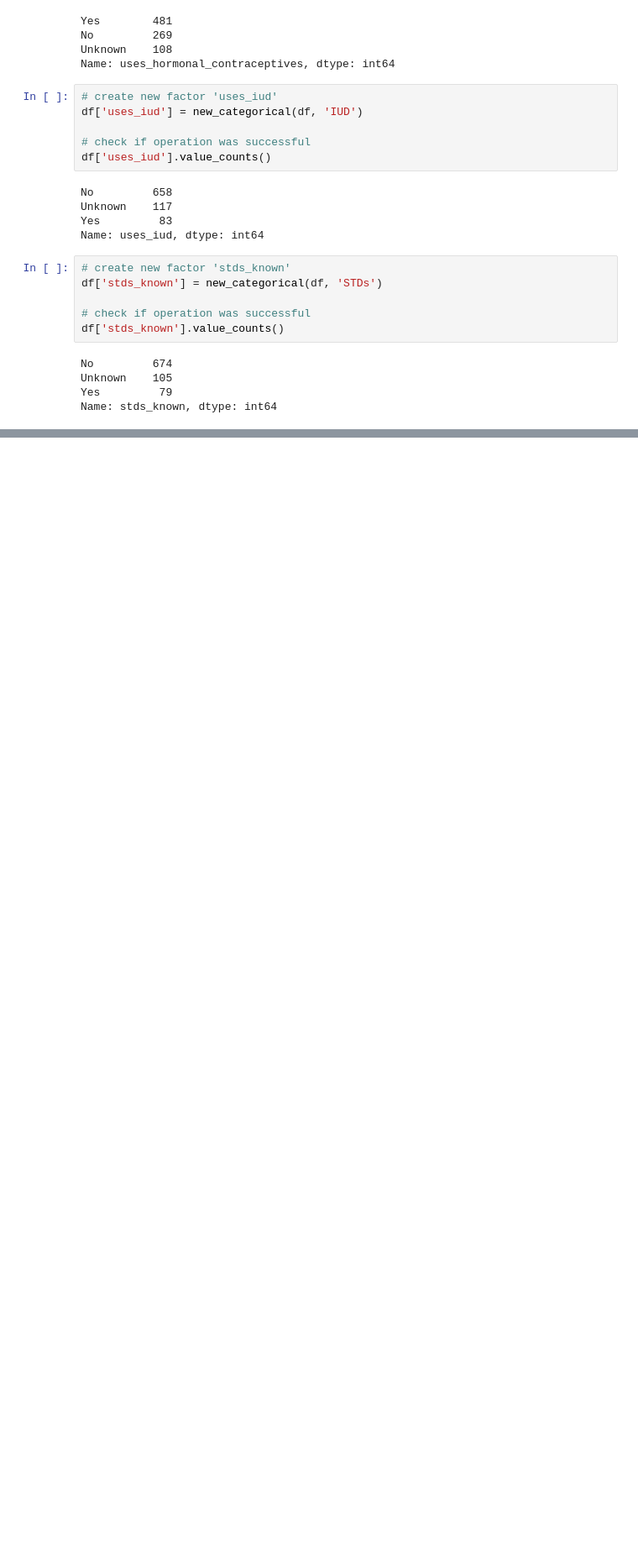
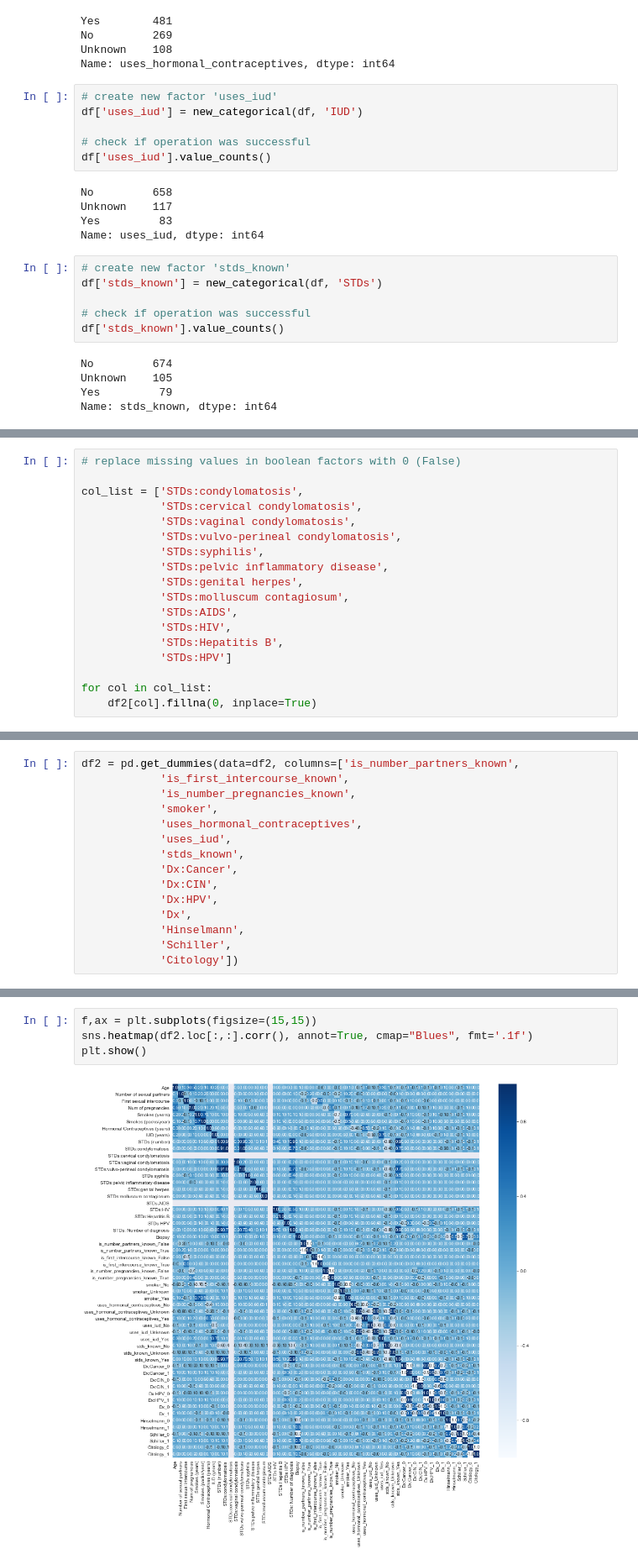
Before and after one commit to giorosati/dsc-3-final-project-online-ds-pt-100118, a Jupyter notebook: student.ipynb, the cells around one changed output, grey strips where cells are left out. Shown at 84% size. Cells and saved outputs as stored; diff of their text form; blank space fills up the shorter version.

```diff
--- a/student.ipynb
+++ b/student.ipynb
@@ -402,0 +447,18 @@ for column in df_raw.columns:
+# %%
+# replace missing values in boolean factors with 0 (False)
+
+col_list = ['STDs:condylomatosis',
+            'STDs:cervical condylomatosis',
+            'STDs:vaginal condylomatosis',
+            'STDs:vulvo-perineal condylomatosis',
+            'STDs:syphilis',
+            'STDs:pelvic inflammatory disease',
+            'STDs:genital herpes',
+            'STDs:molluscum contagiosum',
+            'STDs:AIDS',
+            'STDs:HIV',
+            'STDs:Hepatitis B',
+            'STDs:HPV']
+
+for col in col_list:
+    df2[col].fillna(0, inplace=True)
@@ -402,0 +505,15 @@ for column in df_raw.columns:
+# %%
+df2 = pd.get_dummies(data=df2, columns=['is_number_partners_known',
+            'is_first_intercourse_known',
+            'is_number_pregnancies_known',
+            'smoker',
+            'uses_hormonal_contraceptives',
+            'uses_iud',
+            'stds_known',
+            'Dx:Cancer',
+            'Dx:CIN',
+            'Dx:HPV',
+            'Dx',
+            'Hinselmann',
+            'Schiller',
+            'Citology'])
@@ -402,0 +543,6 @@ for column in df_raw.columns:
+# %%
+f,ax = plt.subplots(figsize=(15,15))
+sns.heatmap(df2.loc[:,:].corr(), annot=True, cmap="Blues", fmt='.1f')
+plt.show()
+# %% [output]
+[figure, added]
```
Also changed, not shown: parts of 23 cells of this notebook, 2 other files.
